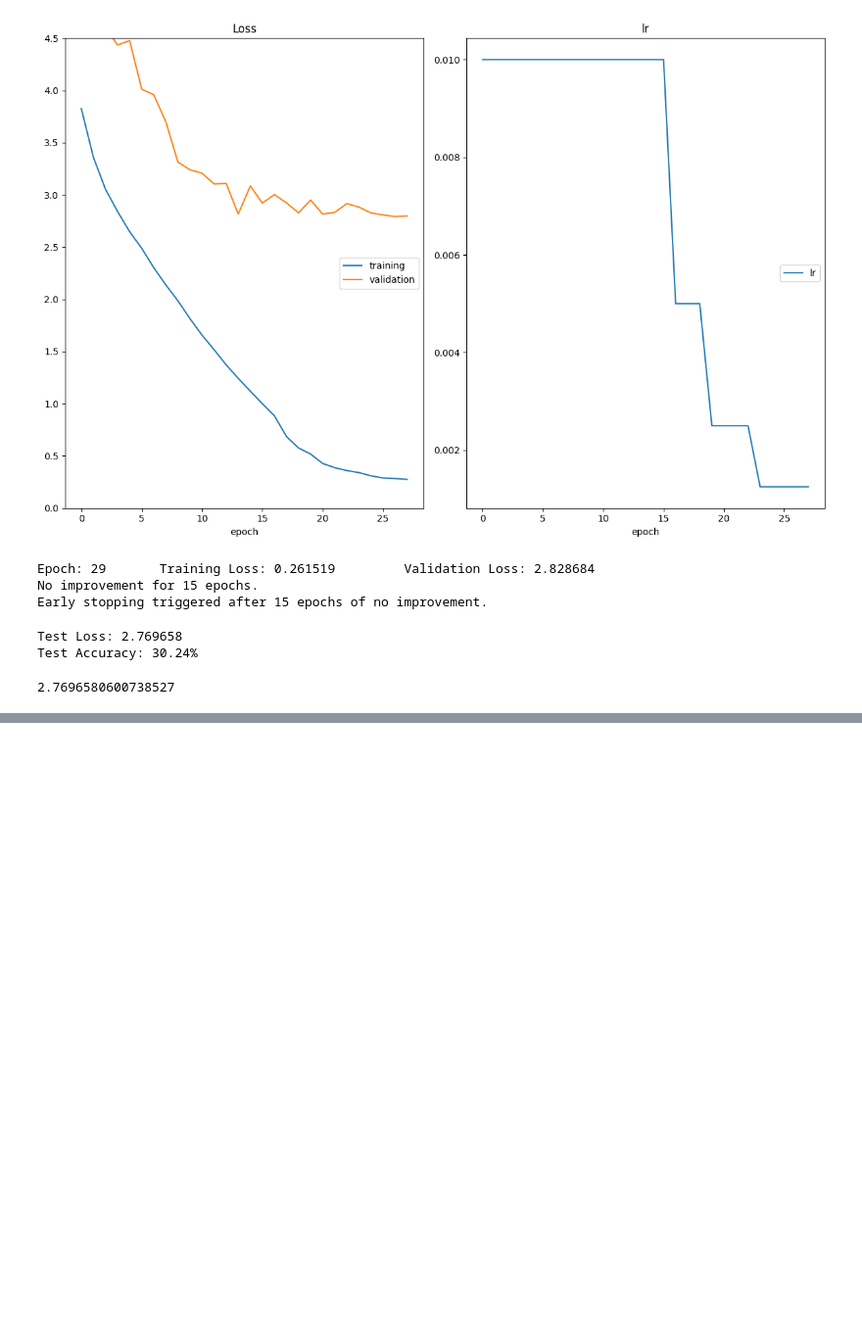
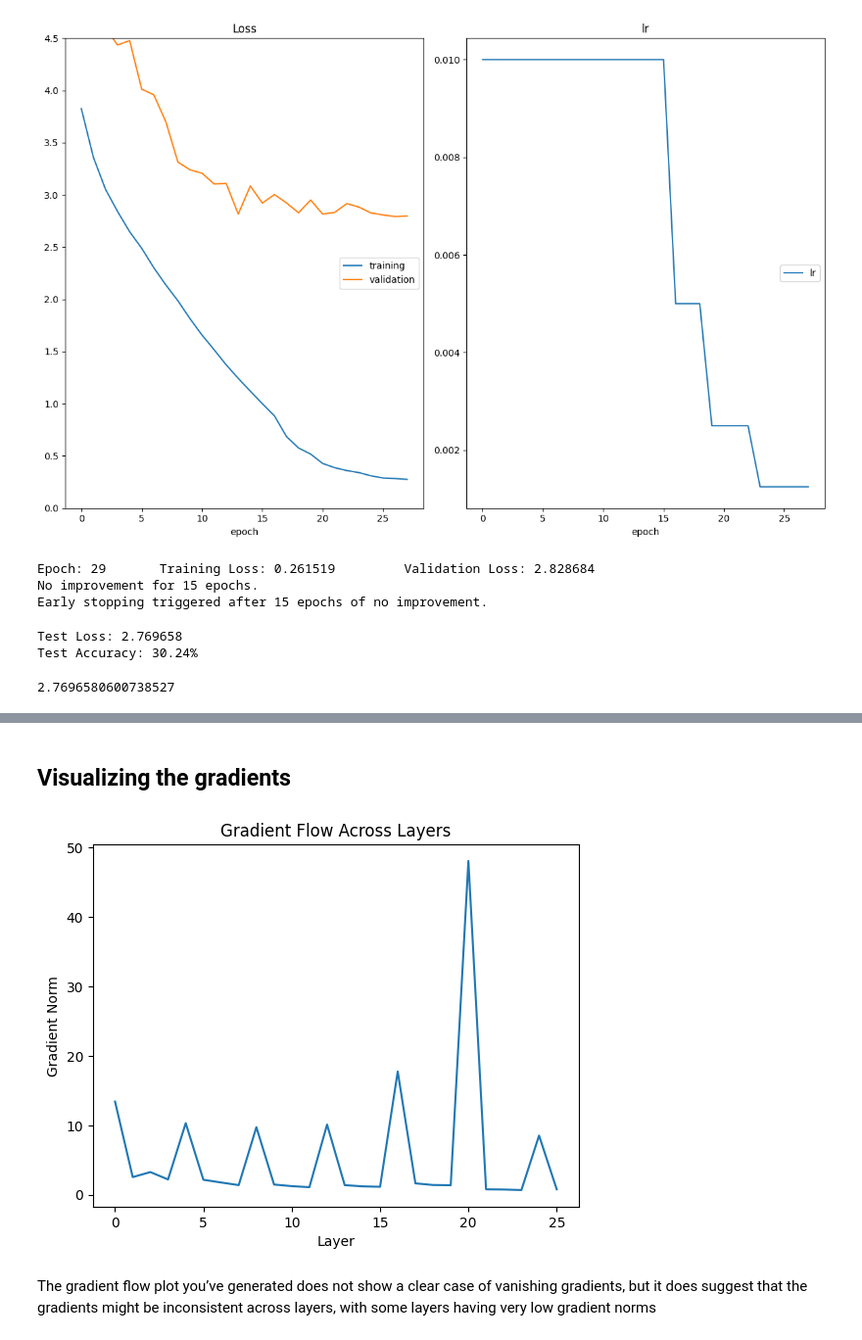
Before and after one commit to regokan/deep-vision-lab, a Jupyter notebook: cnn/landmark_classification/cnn_from_scratch.ipynb, the cells around one changed output, grey strips where cells are left out. Shown: that part at 98% size. Saved outputs shown, nothing was run; the diff lists cells and outputs as text; code cells hidden in the pictures; blank space fills up the shorter version.

```diff
--- a/cnn/landmark_classification/cnn_from_scratch.ipynb
+++ b/cnn/landmark_classification/cnn_from_scratch.ipynb
@@ -249,0 +313,49 @@ Test Accuracy: 30.24%
+# %% [markdown]
+## Visualizing the gradients
+# %%
+import matplotlib.pyplot as plt
+import torch
+
+# Ensure the model is loaded on the same device as the data
+from utils.device import get_device
+
+device = get_device()
+model = MyModel(num_classes=num_classes, dropout=dropout)
+model.load_state_dict(
+    torch.load("checkpoints/best_val_loss_enhanced.pt", weights_only=True)
+)
+model.to(device)  # Move model to device
+
+# Select a batch of data and move it to the same device
+inputs, labels = next(iter(data_loader))
+inputs, labels = inputs.to(device), labels.to(device)
+
+# Set the model to evaluation mode
+model.eval()
+
+# Forward pass
+outputs = model(inputs)
+
+criterion = get_loss()
+loss = criterion(outputs, labels)
+
+# Backward pass to compute gradients
+model.zero_grad()  # Clear any existing gradients
+loss.backward()  # Compute gradients
+
+# Collect gradients for each layer
+layer_grads = []
+for param in model.parameters():
+    if param.requires_grad and param.grad is not None:
+        layer_grads.append(param.grad.norm().item())
+
+# Plot gradient norms
+plt.plot(layer_grads)
+plt.xlabel("Layer")
+plt.ylabel("Gradient Norm")
+plt.title("Gradient Flow Across Layers")
+plt.show()
+# %% [output]
+[figure, added]
+# %% [markdown]
+The gradient flow plot you’ve generated does not show a clear case of vanishing gradients, but it does suggest that the gradients might be inconsistent across layers, with some layers having very low gradient norms
```
Also changed, not shown: parts of 35 cells of this notebook.
